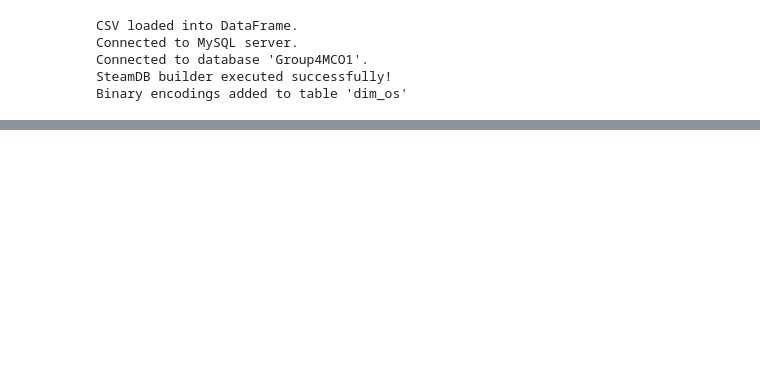
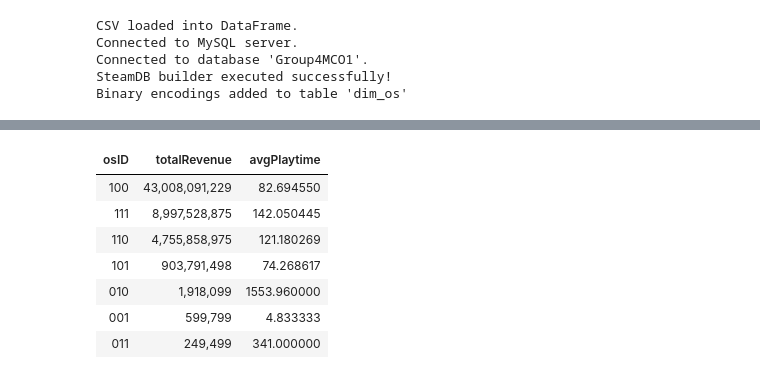
Before and after one commit to carl-yap/STADVDB-Group4MCO, a Jupyter notebook: MCO1.ipynb, the cells around one changed output, grey strips where cells are left out. Cells and saved outputs as stored; diff of their text form; code cells hidden in the pictures; blank space fills up the shorter version.

```diff
--- a/MCO1.ipynb
+++ b/MCO1.ipynb
@@ -58,0 +217,20 @@ db.execute_sql("SELECT DISTINCT osID from fact_gamemetrics")
+# %%
+res = db.execute_sql("""
+    SELECT os.osID, SUM(f.price * f.estimatedOwners) AS totalRevenue, AVG(f.averagePlaytimeForever) AS avgPlaytime
+    FROM fact_GameMetrics f
+    JOIN dim_OS os ON f.osID = os.osID
+    GROUP BY os.osID
+    ORDER BY totalRevenue DESC
+""", with_results=True)
+y = res['totalRevenue'] # For visualization purposes
+res['totalRevenue'] = res['totalRevenue'].apply(lambda x: f"{int(x):,}") # Change to number with commas
+display_scrollable_table(res)
+# %% [output]
+| osID | totalRevenue | avgPlaytime |
+| 100 | 43,008,091,229 | 82.694550 |
+| 111 | 8,997,528,875 | 142.050445 |
+| 110 | 4,755,858,975 | 121.180269 |
+| 101 | 903,791,498 | 74.268617 |
+| 010 | 1,918,099 | 1553.960000 |
+| 001 | 599,799 | 4.833333 |
+| 011 | 249,499 | 341.000000 |
```
Also changed, not shown: parts of 20 cells of this notebook, 2 other files.
